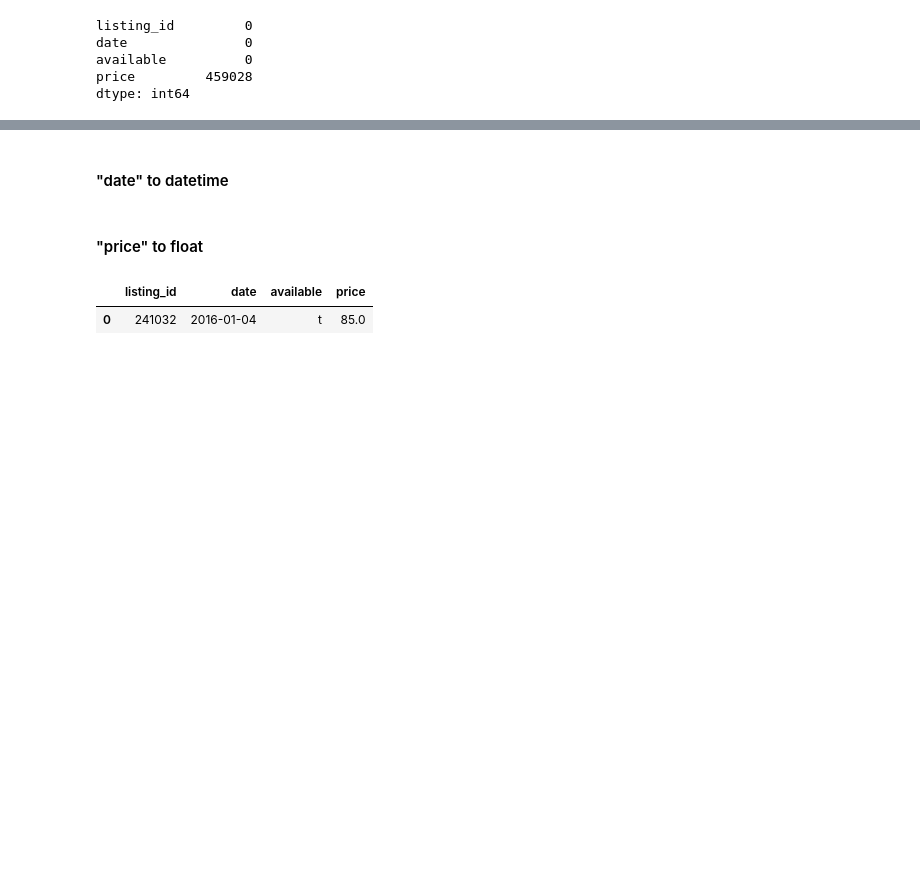
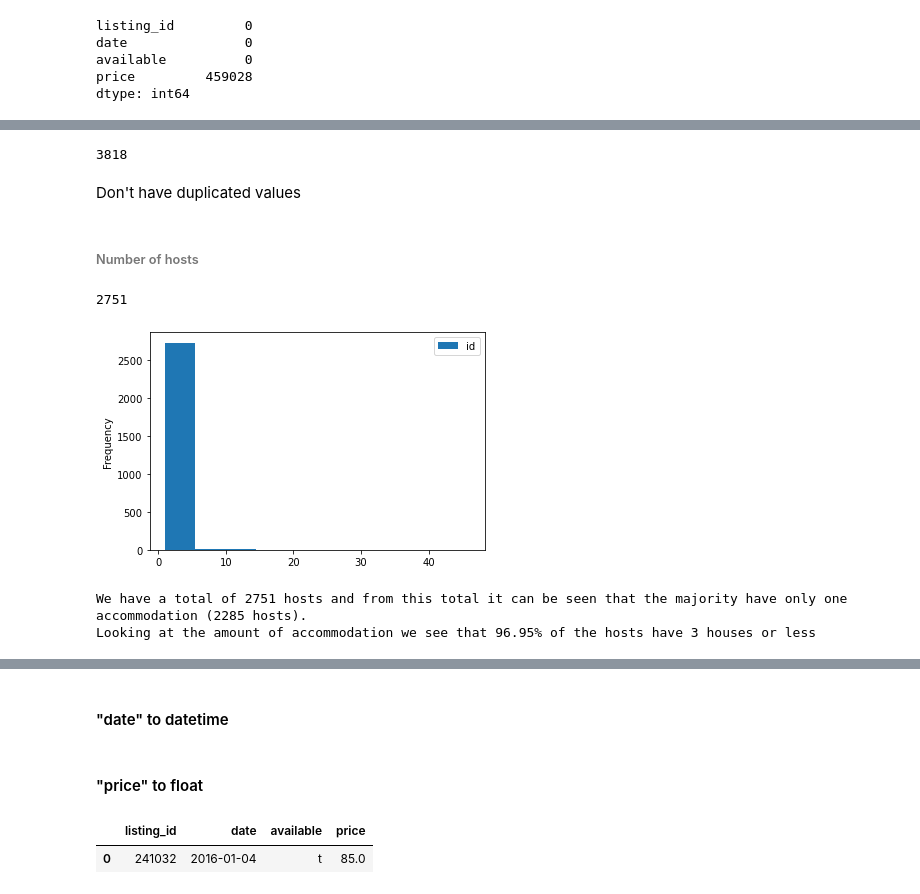
Before and after one commit to belmino15/Seattle_AirBnB_Medium, a Jupyter notebook: jupyters/Seattle_AirBnB_medium.ipynb, the cells around one changed output, grey strips where cells are left out. Cells and saved outputs as stored; diff of their text form; code cells hidden in the pictures; blank space fills up the shorter version.

```diff
--- a/jupyters/Seattle_AirBnB_medium.ipynb
+++ b/jupyters/Seattle_AirBnB_medium.ipynb
@@ -42,0 +84,30 @@ dtype: int64
+# %%
+len(listings.id.unique())
+# %% [output]
+3818
+# %% [markdown]
+Don't have duplicated values
+# %% [markdown]
+###### Number of hosts
+# %%
+len(listings.host_id.unique())
+# %% [output]
+2751
+# %%
+num_accom_host = listings.groupby('host_id').id.count().reset_index()
+# %%
+num_accom_host[['id']].plot.hist();
+# %% [output]
+[figure, added]
+# %%
+print(
+'''We have a total of {} hosts and from this total it can be seen that the majority have only one accommodation ({} hosts).
+Looking at the amount of accommodation we see that {}% of the hosts have 3 houses or less'''.format(
+    len(listings.host_id.unique()),
+    num_accom_host[num_accom_host.id == 1].shape[0],
+    round(num_accom_host[num_accom_host.id <= 3].shape[0]/num_accom_host.shape[0], 4)*100
+)
+)
+# %% [output]
+We have a total of 2751 hosts and from this total it can be seen that the majority have only one accommodation (2285 hosts).
+Looking at the amount of accommodation we see that 96.95% of the hosts have 3 houses or less
```
Also changed, not shown: parts of 87 cells of this notebook, 1 other file.
